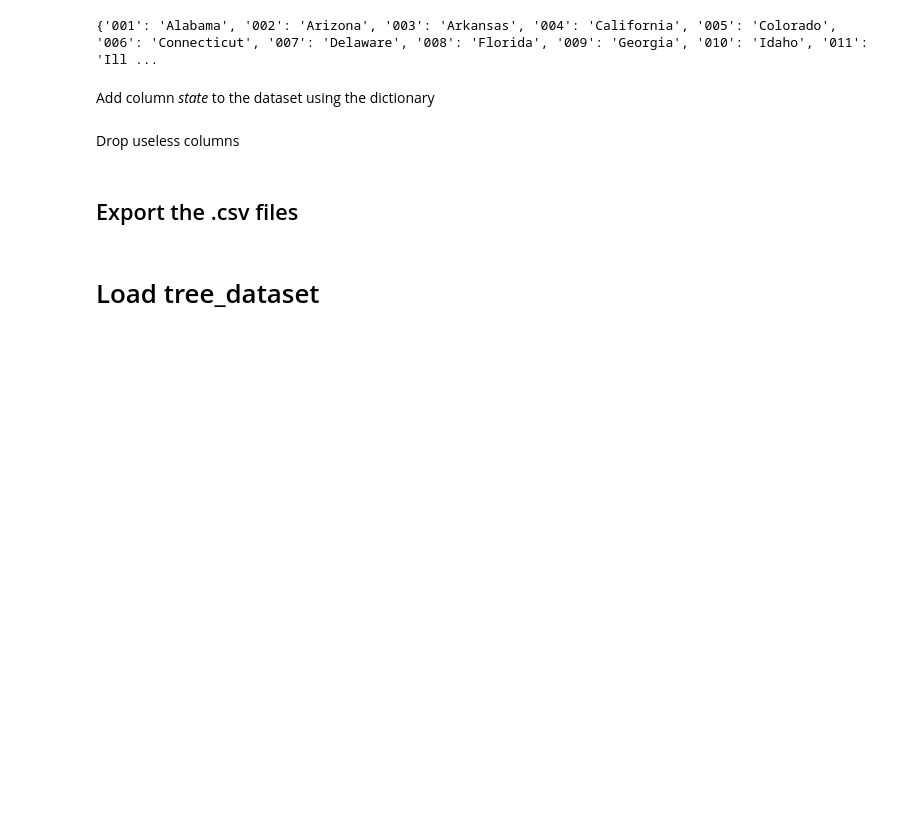
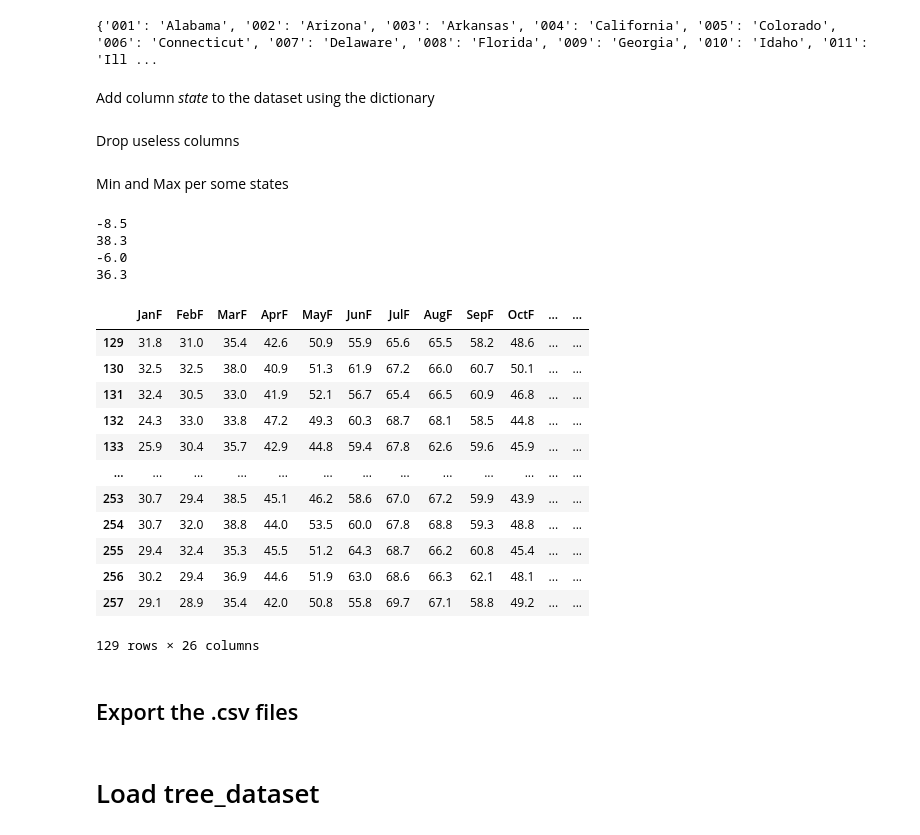
Before and after one commit to VittorioBartolomeoSecondin/DVIS-CAValli_Team, a Jupyter notebook: Temperatures.ipynb, the cells around one changed output. Cells and saved outputs as stored; diff of their text form; code cells hidden in the pictures; blank space fills up the shorter version.

```diff
--- a/Temperatures.ipynb
+++ b/Temperatures.ipynb
@@ -194,6 +194,39 @@ Drop useless columns
 max_dataset.drop(columns = ['Code', 'state_code'], inplace = True)
 min_dataset.drop(columns = ['Code', 'state_code'], inplace = True)
 avg_dataset.drop(columns = ['Code', 'state_code'], inplace = True)
+# %% [markdown]
+Min and Max per some states
+# %%
+arizona_min = min_dataset[min_dataset['state'] == 'Arizona']
+print(min((arizona_min.iloc[:, 12:24]).min()))
+arizona_max = max_dataset[max_dataset['state'] == 'Arizona']
+print(max((arizona_max.iloc[:, 12:24]).max()))
+
+alabama_min = min_dataset[min_dataset['state'] == 'Alabama']
+print(min((alabama_min.iloc[:, 12:24]).min()))
+alabama_max = max_dataset[max_dataset['state'] == 'Alabama']
+print(max((alabama_max.iloc[:, 12:24]).max()))
+# %% [output]
+-8.5
+38.3
+-6.0
+36.3
+# %%
+arizona_min
+# %% [output]
+|  | JanF | FebF | MarF | AprF | MayF | JunF | JulF | AugF | SepF | OctF | ... | ... |
+| 129 | 31.8 | 31.0 | 35.4 | 42.6 | 50.9 | 55.9 | 65.6 | 65.5 | 58.2 | 48.6 | ... | ... |
+| 130 | 32.5 | 32.5 | 38.0 | 40.9 | 51.3 | 61.9 | 67.2 | 66.0 | 60.7 | 50.1 | ... | ... |
+| 131 | 32.4 | 30.5 | 33.0 | 41.9 | 52.1 | 56.7 | 65.4 | 66.5 | 60.9 | 46.8 | ... | ... |
+| 132 | 24.3 | 33.0 | 33.8 | 47.2 | 49.3 | 60.3 | 68.7 | 68.1 | 58.5 | 44.8 | ... | ... |
+| 133 | 25.9 | 30.4 | 35.7 | 42.9 | 44.8 | 59.4 | 67.8 | 62.6 | 59.6 | 45.9 | ... | ... |
+| ... | ... | ... | ... | ... | ... | ... | ... | ... | ... | ... | ... | ... |
+| 253 | 30.7 | 29.4 | 38.5 | 45.1 | 46.2 | 58.6 | 67.0 | 67.2 | 59.9 | 43.9 | ... | ... |
+| 254 | 30.7 | 32.0 | 38.8 | 44.0 | 53.5 | 60.0 | 67.8 | 68.8 | 59.3 | 48.8 | ... | ... |
+| 255 | 29.4 | 32.4 | 35.3 | 45.5 | 51.2 | 64.3 | 68.7 | 66.2 | 60.8 | 45.4 | ... | ... |
+| 256 | 30.2 | 29.4 | 36.9 | 44.6 | 51.9 | 63.0 | 68.6 | 66.3 | 62.1 | 48.1 | ... | ... |
+| 257 | 29.1 | 28.9 | 35.4 | 42.0 | 50.8 | 55.8 | 69.7 | 67.1 | 58.8 | 49.2 | ... | ... |
+129 rows × 26 columns
 # %% [markdown]
 ## Export the .csv files
 # %%
```
